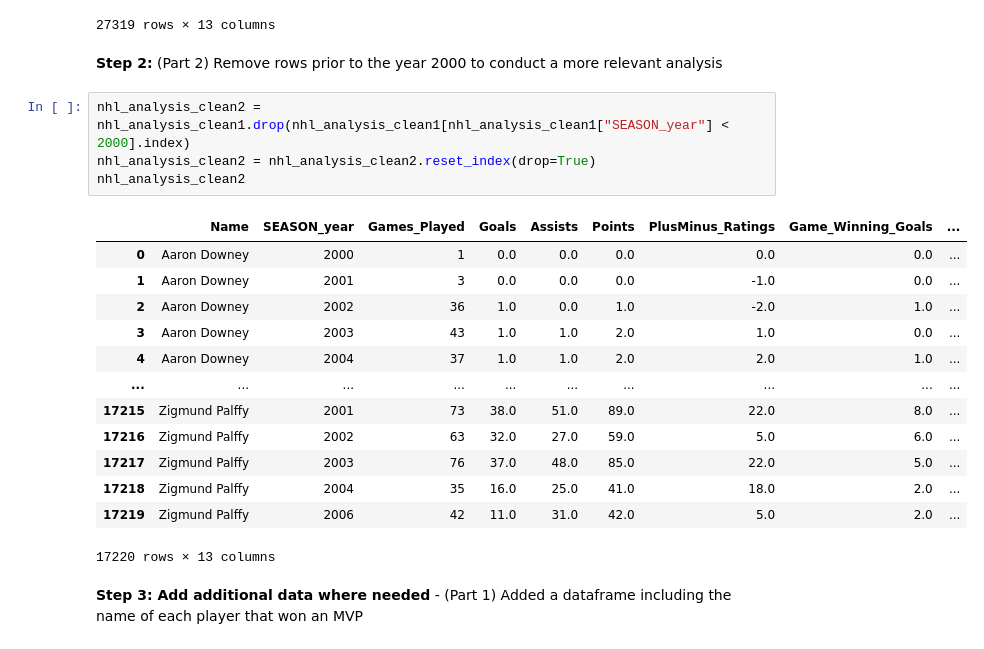
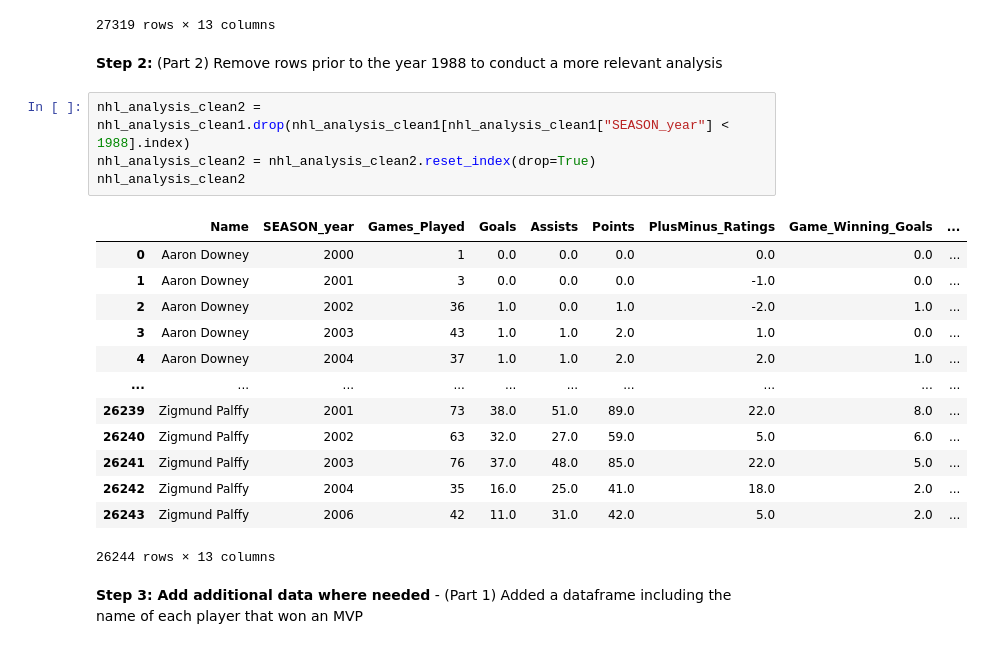
Before and after one commit to data301-2021-winter1/project-group38-project, a Jupyter notebook: notebooks/analysis2.ipynb, the cells around one changed output. Drawn from its saved outputs; the diff is of its cells as text.

Commit message:
Finished the analysis but functions still need work

```diff
--- a/notebooks/analysis2.ipynb
+++ b/notebooks/analysis2.ipynb
@@ -44,25 +44,25 @@ nhl_analysis_clean1
 | 27318 | Zigmund Palffy | 2006 | 42 | 11.0 | 31.0 | 42.0 | 5.0 | 2.0 | ... |
 27319 rows × 13 columns
 # %% [markdown]
-**Step 2:** (Part 2) Remove rows prior to the year 2000 to conduct a more relevant analysis
+**Step 2:** (Part 2) Remove rows prior to the year 1988 to conduct a more relevant analysis
 # %%
-nhl_analysis_clean2 = nhl_analysis_clean1.drop(nhl_analysis_clean1[nhl_analysis_clean1["SEASON_year"] < 2000].index)
+nhl_analysis_clean2 = nhl_analysis_clean1.drop(nhl_analysis_clean1[nhl_analysis_clean1["SEASON_year"] < 1988].index)
 nhl_analysis_clean2 = nhl_analysis_clean2.reset_index(drop=True)
 nhl_analysis_clean2
 # %% [output]
 |  | Name | SEASON_year | Games_Played | Goals | Assists | Points | PlusMinus_Ratings | Game_Winning_Goals | ... |
 | 0 | Aaron Downey | 2000 | 1 | 0.0 | 0.0 | 0.0 | 0.0 | 0.0 | ... |
 | 1 | Aaron Downey | 2001 | 3 | 0.0 | 0.0 | 0.0 | -1.0 | 0.0 | ... |
 | 2 | Aaron Downey | 2002 | 36 | 1.0 | 0.0 | 1.0 | -2.0 | 1.0 | ... |
 | 3 | Aaron Downey | 2003 | 43 | 1.0 | 1.0 | 2.0 | 1.0 | 0.0 | ... |
 | 4 | Aaron Downey | 2004 | 37 | 1.0 | 1.0 | 2.0 | 2.0 | 1.0 | ... |
 | ... | ... | ... | ... | ... | ... | ... | ... | ... | ... |
-| 17215 | Zigmund Palffy | 2001 | 73 | 38.0 | 51.0 | 89.0 | 22.0 | 8.0 | ... |
-| 17216 | Zigmund Palffy | 2002 | 63 | 32.0 | 27.0 | 59.0 | 5.0 | 6.0 | ... |
-| 17217 | Zigmund Palffy | 2003 | 76 | 37.0 | 48.0 | 85.0 | 22.0 | 5.0 | ... |
-| 17218 | Zigmund Palffy | 2004 | 35 | 16.0 | 25.0 | 41.0 | 18.0 | 2.0 | ... |
-| 17219 | Zigmund Palffy | 2006 | 42 | 11.0 | 31.0 | 42.0 | 5.0 | 2.0 | ... |
+| 26239 | Zigmund Palffy | 2001 | 73 | 38.0 | 51.0 | 89.0 | 22.0 | 8.0 | ... |
+| 26240 | Zigmund Palffy | 2002 | 63 | 32.0 | 27.0 | 59.0 | 5.0 | 6.0 | ... |
+| 26241 | Zigmund Palffy | 2003 | 76 | 37.0 | 48.0 | 85.0 | 22.0 | 5.0 | ... |
+| 26242 | Zigmund Palffy | 2004 | 35 | 16.0 | 25.0 | 41.0 | 18.0 | 2.0 | ... |
+| 26243 | Zigmund Palffy | 2006 | 42 | 11.0 | 31.0 | 42.0 | 5.0 | 2.0 | ... |
-17220 rows × 13 columns
+26244 rows × 13 columns
 # %% [markdown]
 **Step 3: Add additional data where needed** - (Part 1) Added a dataframe including the name of each player that won an MVP
 # %%
```
Also changed, not shown: parts of 14 cells of this notebook, 3 other files.
